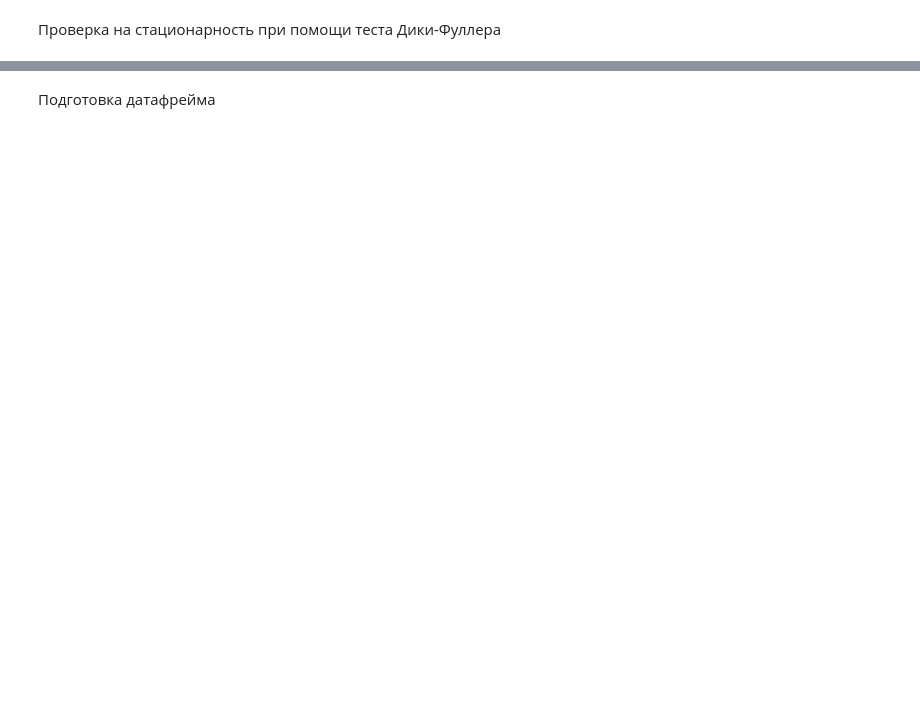
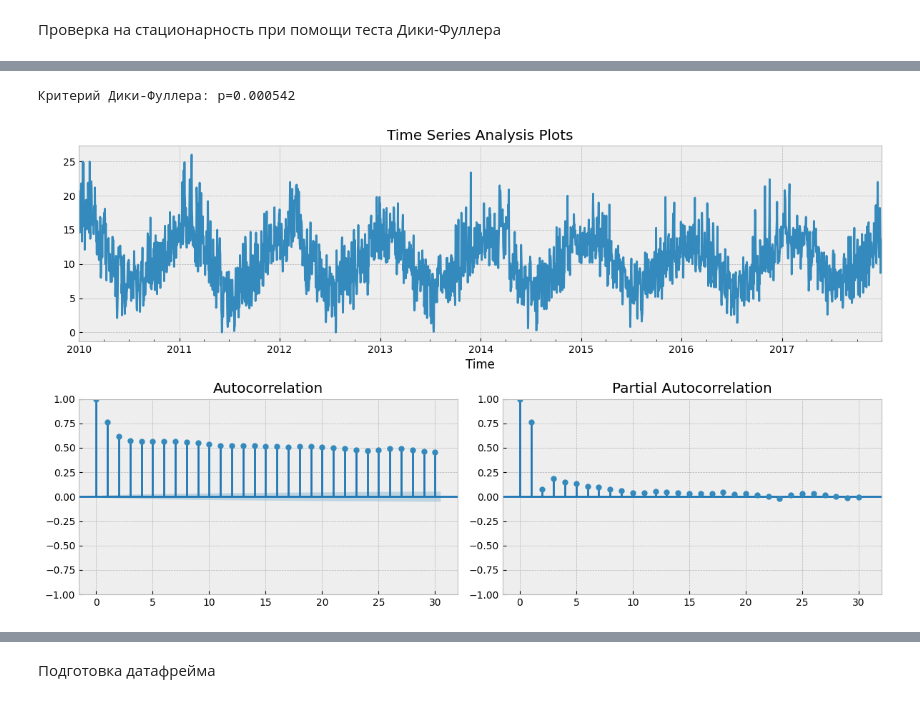
Before and after one commit to denis-42ds/innostage_labs, a Jupyter notebook: temperature_prediction/temperature_prediction.ipynb, the cells around one changed output, grey strips where cells are left out. Cells and saved outputs as stored; diff of their text form; code cells hidden in the pictures; blank space fills up the shorter version.

```diff
--- a/temperature_prediction/temperature_prediction.ipynb
+++ b/temperature_prediction/temperature_prediction.ipynb
@@ -132,0 +166,25 @@ Critical values:  {'1%': -3.4326069302485953, '5%': -2.8625371602624137, '10%':
+# %%
+def tsplot(y, lags=None, figsize=(12, 7), style='bmh'):
+    if not isinstance(y, pd.Series):
+        y = pd.Series(y)
+    with plt.style.context(style):
+        fig = plt.figure(figsize=figsize)
+        layout = (2, 2)
+        ts_ax = plt.subplot2grid(layout, (0, 0), colspan=2)
+        acf_ax = plt.subplot2grid(layout, (1, 0))
+        pacf_ax = plt.subplot2grid(layout, (1, 1))
+
+        y.plot(ax=ts_ax)
+        ts_ax.set_title('Time Series Analysis Plots')
+        smt.graphics.plot_acf(y, lags=lags, ax=acf_ax, alpha=0.5)
+        smt.graphics.plot_pacf(y, lags=lags, ax=pacf_ax, alpha=0.5)
+
+        print("Критерий Дики-Фуллера: p=%f" % adfuller(y)[1])
+
+        plt.tight_layout()
+    return
+
+tsplot(df.Temperature, lags=30)
+# %% [output]
+Критерий Дики-Фуллера: p=0.000542
+[figure, added]
```
Also changed, not shown: parts of 24 cells of this notebook.
